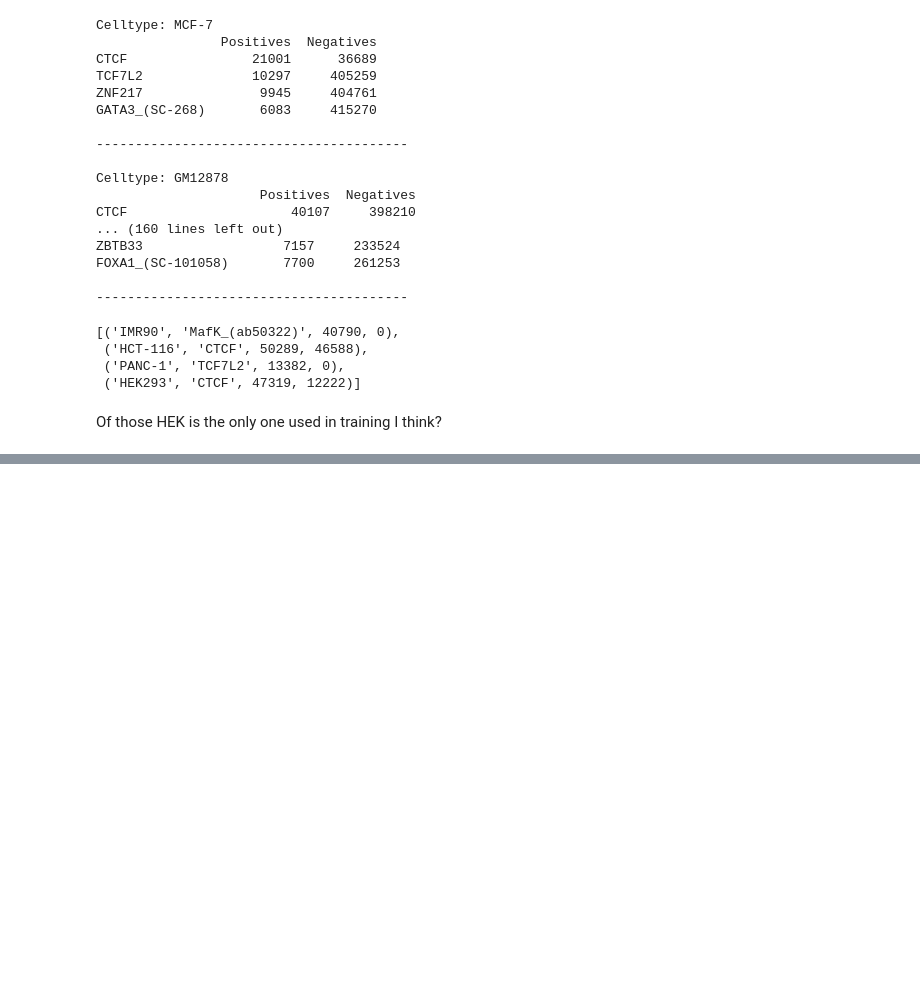
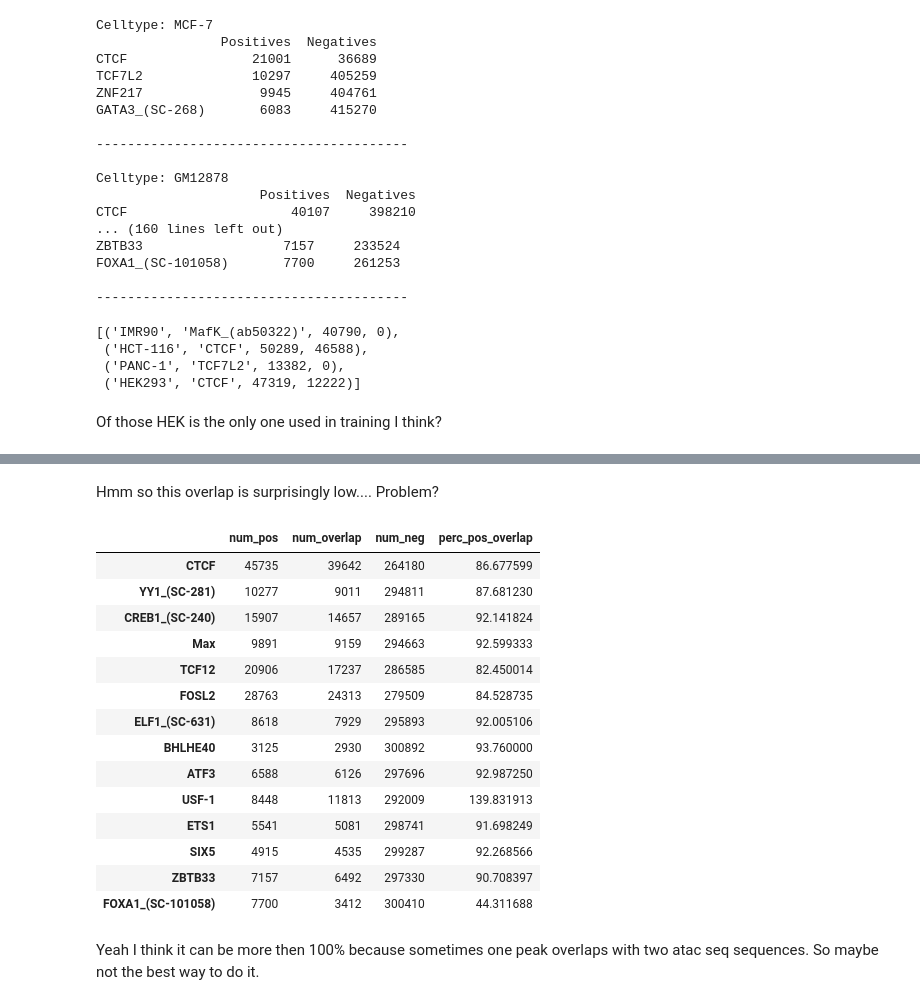
Before and after one commit to NatanTourne/TFBS-negatives, a Jupyter notebook: testing_ground/20250602_number_of_positives.ipynb, the cells around one changed output, grey strips where cells are left out. Saved outputs shown, nothing was run; the diff lists cells and outputs as text; code cells hidden in the pictures; blank space fills up the shorter version.

```diff
--- a/testing_ground/20250602_number_of_positives.ipynb
+++ b/testing_ground/20250602_number_of_positives.ipynb
@@ -120,0 +204,61 @@ Of those HEK is the only one used in training I think?
+# %% [markdown]
+Hmm so this overlap is surprisingly low.... Problem?
+# %%
+metrics_tables = {}
+
+for h5t_file in h5t_files:
+    file_path = os.path.join(data_folder, h5t_file)
+    file = h5torch.File(file_path, 'r')
+    prot_names = file["0/prot_names"][:]
+    central = file["central"][:]
+    celltype = h5t_file.split('.')[0]
+
+    # Find ATAC index and track
+    atac_idx = np.where(prot_names == b"ATAC_peak")[0]
+    if len(atac_idx) == 0:
+        continue
+    atac_idx = atac_idx[0]
+    atac_track = central[atac_idx, :]
+
+    tf_metrics = {}
+    for i, name in enumerate(prot_names):
+        if i == atac_idx:
+            continue  # skip ATAC
+        tf_name = name.decode()
+        tf_track = central[i,:]
+        num_pos = (tf_track==1).sum()
+        num_overlap = ((tf_track==2) & (atac_track==1)).sum()
+        num_neg = ((tf_track==0) & (atac_track==1)).sum()
+
+
+        tf_metrics[tf_name] = (int(num_pos), int(num_overlap), int(num_neg))
+
+    metrics_tables[celltype] = pd.DataFrame(
+        tf_metrics, index=['num_pos', 'num_overlap', 'num_neg']
+    ).T
+
+# Example: display the table for A549
+# Add perc_pos_overlap column for all celltypes
+for celltype, table in metrics_tables.items():
+    table['perc_pos_overlap'] = (table['num_overlap'] / table['num_pos']) * 100
+
+# Example: display the table for A549
+metrics_tables['A549']
+# %% [output]
+|  | num_pos | num_overlap | num_neg | perc_pos_overlap |
+| CTCF | 45735 | 39642 | 264180 | 86.677599 |
+| YY1_(SC-281) | 10277 | 9011 | 294811 | 87.681230 |
+| CREB1_(SC-240) | 15907 | 14657 | 289165 | 92.141824 |
+| Max | 9891 | 9159 | 294663 | 92.599333 |
+| TCF12 | 20906 | 17237 | 286585 | 82.450014 |
+| FOSL2 | 28763 | 24313 | 279509 | 84.528735 |
+| ELF1_(SC-631) | 8618 | 7929 | 295893 | 92.005106 |
+| BHLHE40 | 3125 | 2930 | 300892 | 93.760000 |
+| ATF3 | 6588 | 6126 | 297696 | 92.987250 |
+| USF-1 | 8448 | 11813 | 292009 | 139.831913 |
+| ETS1 | 5541 | 5081 | 298741 | 91.698249 |
+| SIX5 | 4915 | 4535 | 299287 | 92.268566 |
+| ZBTB33 | 7157 | 6492 | 297330 | 90.708397 |
+| FOXA1_(SC-101058) | 7700 | 3412 | 300410 | 44.311688 |
+# %% [markdown]
+Yeah I think it can be more then 100% because sometimes one peak overlaps with two atac seq sequences. So maybe not the best way to do it.
```
Also changed, not shown: parts of 6 cells of this notebook, 5 other files.
